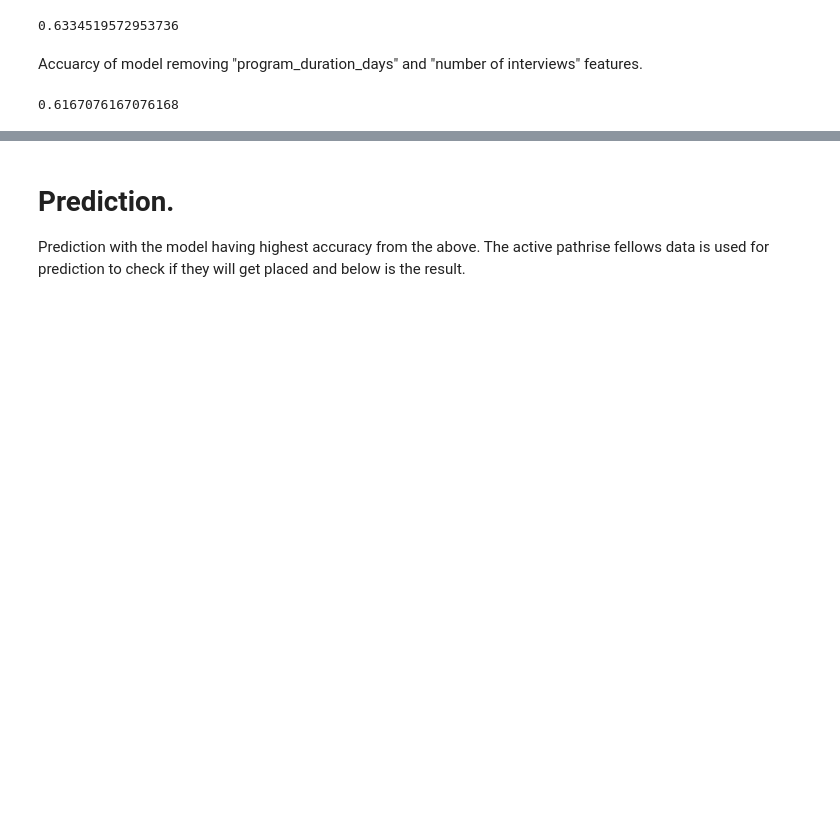
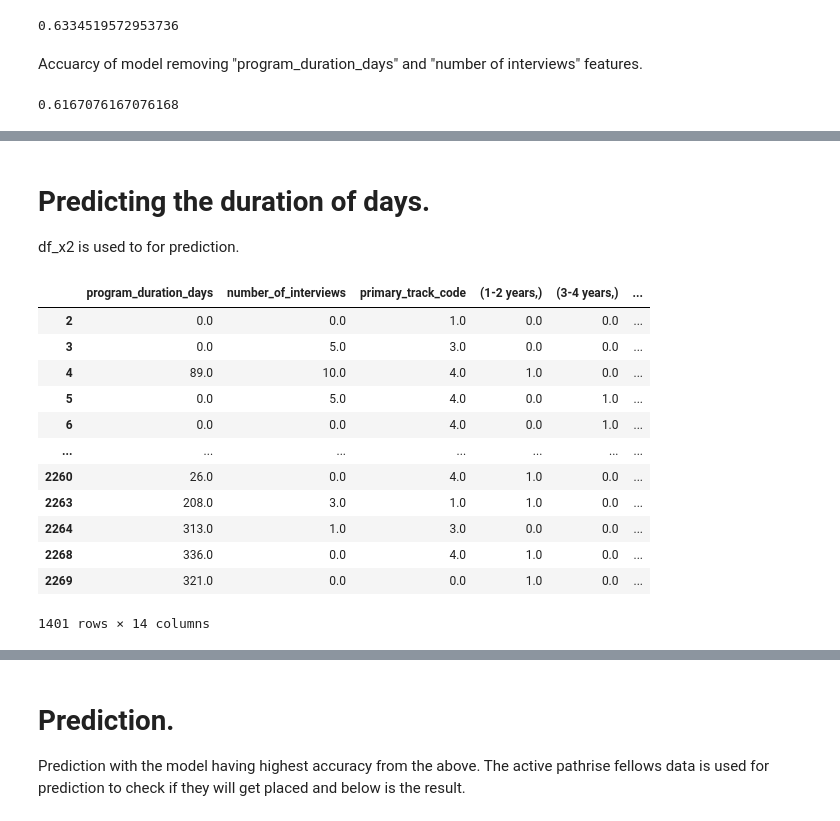
Before and after one commit to shreyus3003/pathrise, a Jupyter notebook: pathrise_analysis.ipynb, the cells around one changed output, grey strips where cells are left out. Drawn from its saved outputs; the diff is of its cells as text; code cells hidden in the pictures; blank space fills up the shorter version.

```diff
--- a/pathrise_analysis.ipynb
+++ b/pathrise_analysis.ipynb
@@ -408,0 +417,20 @@ accuracy_score(y_test,logit_predict)
+# %% [markdown]
+# Predicting the duration of days.
+
+df_x2 is used to for prediction.
+# %%
+df_x2
+# %% [output]
+|  | program_duration_days | number_of_interviews | primary_track_code | (1-2 years,) | (3-4 years,) | ... |
+| 2 | 0.0 | 0.0 | 1.0 | 0.0 | 0.0 | ... |
+| 3 | 0.0 | 5.0 | 3.0 | 0.0 | 0.0 | ... |
+| 4 | 89.0 | 10.0 | 4.0 | 1.0 | 0.0 | ... |
+| 5 | 0.0 | 5.0 | 4.0 | 0.0 | 1.0 | ... |
+| 6 | 0.0 | 0.0 | 4.0 | 0.0 | 1.0 | ... |
+| ... | ... | ... | ... | ... | ... | ... |
+| 2260 | 26.0 | 0.0 | 4.0 | 1.0 | 0.0 | ... |
+| 2263 | 208.0 | 3.0 | 1.0 | 1.0 | 0.0 | ... |
+| 2264 | 313.0 | 1.0 | 3.0 | 0.0 | 0.0 | ... |
+| 2268 | 336.0 | 0.0 | 4.0 | 1.0 | 0.0 | ... |
+| 2269 | 321.0 | 0.0 | 0.0 | 1.0 | 0.0 | ... |
+1401 rows × 14 columns
```
Also changed, not shown: parts of 14 cells of this notebook.
